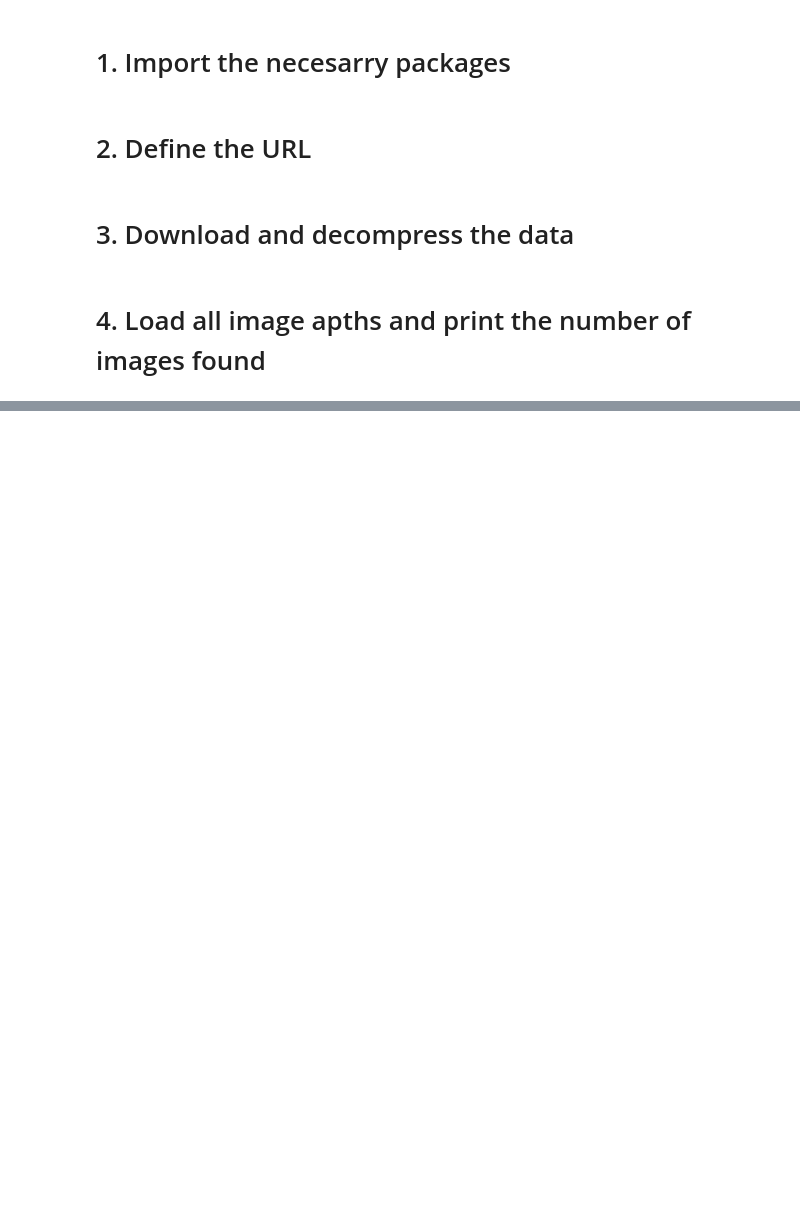
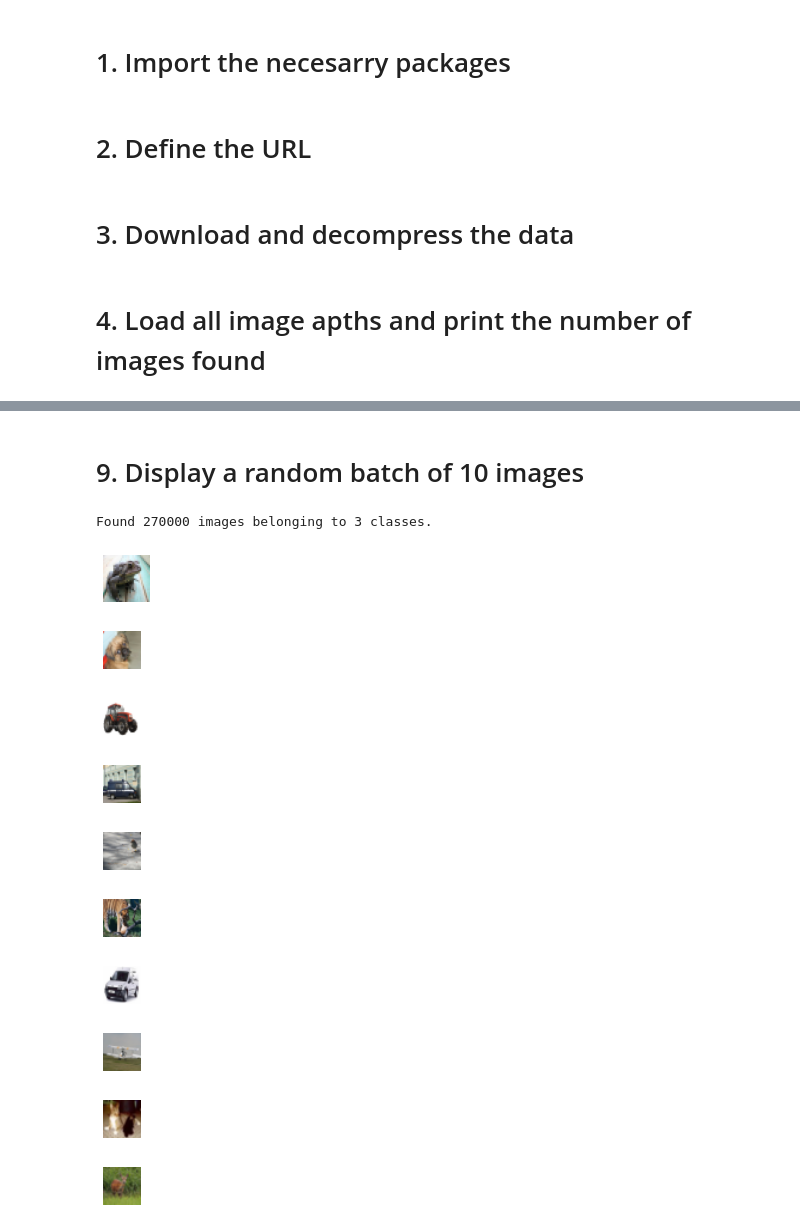
Before and after one commit to elmarhuseynv/Computer-Vision, a Jupyter notebook: 1. Getting Started with Tensotflow 2.x/2. Loading Images using Keras API.ipynb, the cells around one changed output, grey strips where cells are left out. Saved outputs shown, nothing was run; the diff lists cells and outputs as text; code cells hidden in the pictures; blank space fills up the shorter version.

```diff
--- a/1. Getting Started with Tensotflow 2.x/2. Loading Images using Keras API.ipynb
+++ b/1. Getting Started with Tensotflow 2.x/2. Loading Images using Keras API.ipynb
@@ -39,0 +72,27 @@ IndexError: list index out of range
+# %%
+image_generator = ImageDataGenerator(horizontal_flip=True, rescale=1.0/255.0)
+# %% [markdown]
+# 9. Display a random batch of 10 images
+# %%
+iterator = (image_generator.flow_from_directory(directory=data_directory, batch_size=10))
+
+for batch, _ in iterator:
+    plt.figure(figsize=(5,5))
+    for index, image in enumerate(batch, start=1):
+        ax = plt.subplot(5, 5, index)
+        plt.imshow(image)
+        plt.axis('off')
+        plt.show()
+    break
+# %% [output]
+Found 270000 images belonging to 3 classes.
+[figure, added]
+[figure, added]
+[figure, added]
+[figure, added]
+[figure, added]
+[figure, added]
+[figure, added]
+[figure, added]
+[figure, added]
+[figure, added]
```
Also changed, not shown: parts of 9 cells of this notebook, 2 other files.
